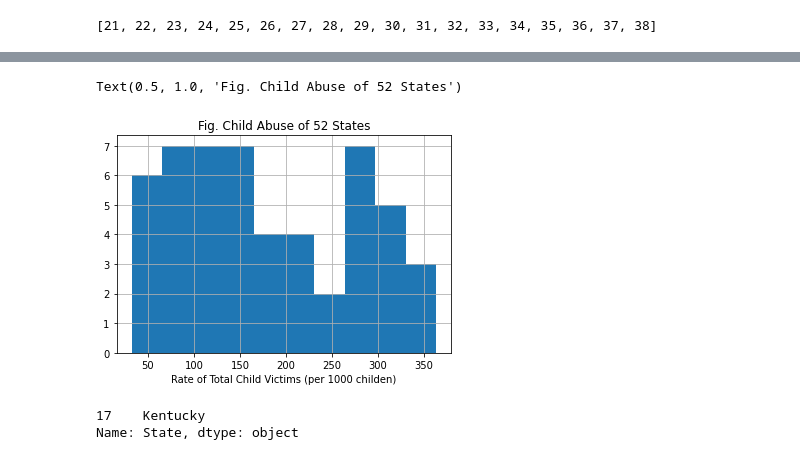
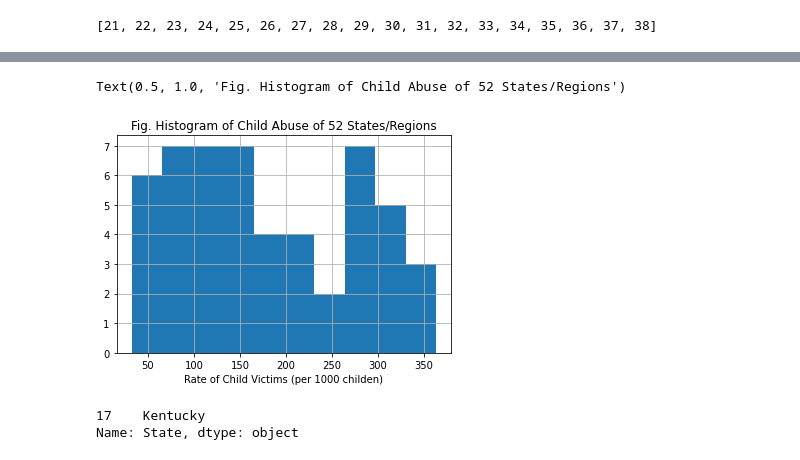
Before and after one commit to lhuangslu/hds5210-2022, a Jupyter notebook: week13/week13_assignment_2.ipynb, the cells around one changed output, grey strips where cells are left out. Saved outputs shown, nothing was run; the diff lists cells and outputs as text; code cells hidden in the pictures.

```diff
--- a/week13/week13_assignment_2.ipynb
+++ b/week13/week13_assignment_2.ipynb
@@ -146,12 +150,12 @@ data['Total Per 1000']= data.iloc[:, col_position[0]:].sum(axis=1)
 # %%
 import matplotlib.pyplot as plt
 
 data['Total Per 1000'].hist()  # It looks like the distribution is bimodal
-plt.xlabel('Rate of Total Child Victims (per 1000 childen)')
-plt.title('Fig. Child Abuse of 52 States')
+plt.xlabel('Rate of Child Victims (per 1000 childen)')
+plt.title('Fig. Histogram of Child Abuse of 52 States/Regions')
 # %% [output]
-Text(0.5, 1.0, 'Fig. Child Abuse of 52 States')
+Text(0.5, 1.0, 'Fig. Histogram of Child Abuse of 52 States/Regions')
-[figure, old version]
+[figure, new version]
 # %%
 data[data["Total Per 1000"]==data['Total Per 1000'].max()]["State"]    # Kentucky reported the highest rate of child abuse.
 # %% [output]
```
Also changed, not shown: parts of 2 cells of this notebook.
